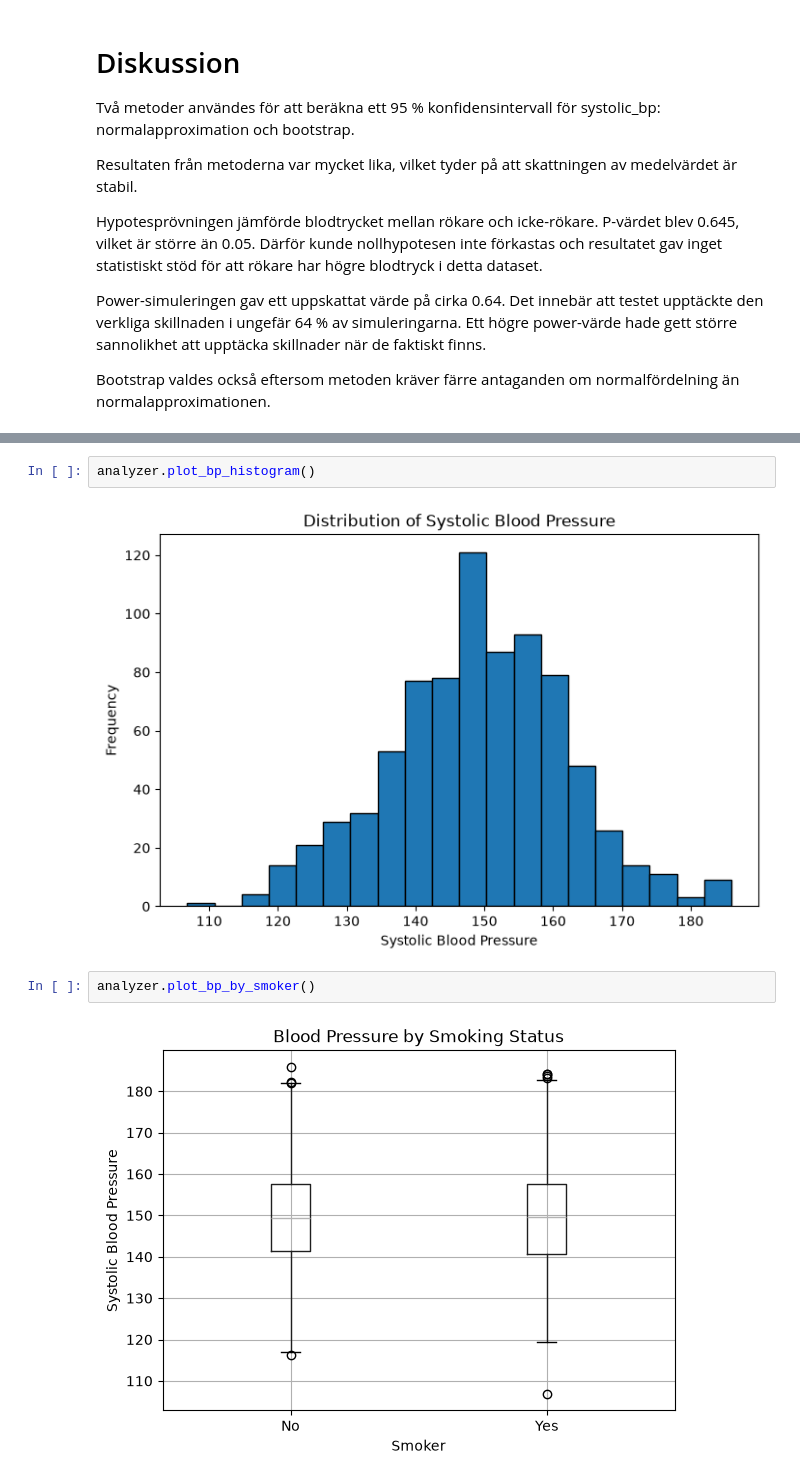
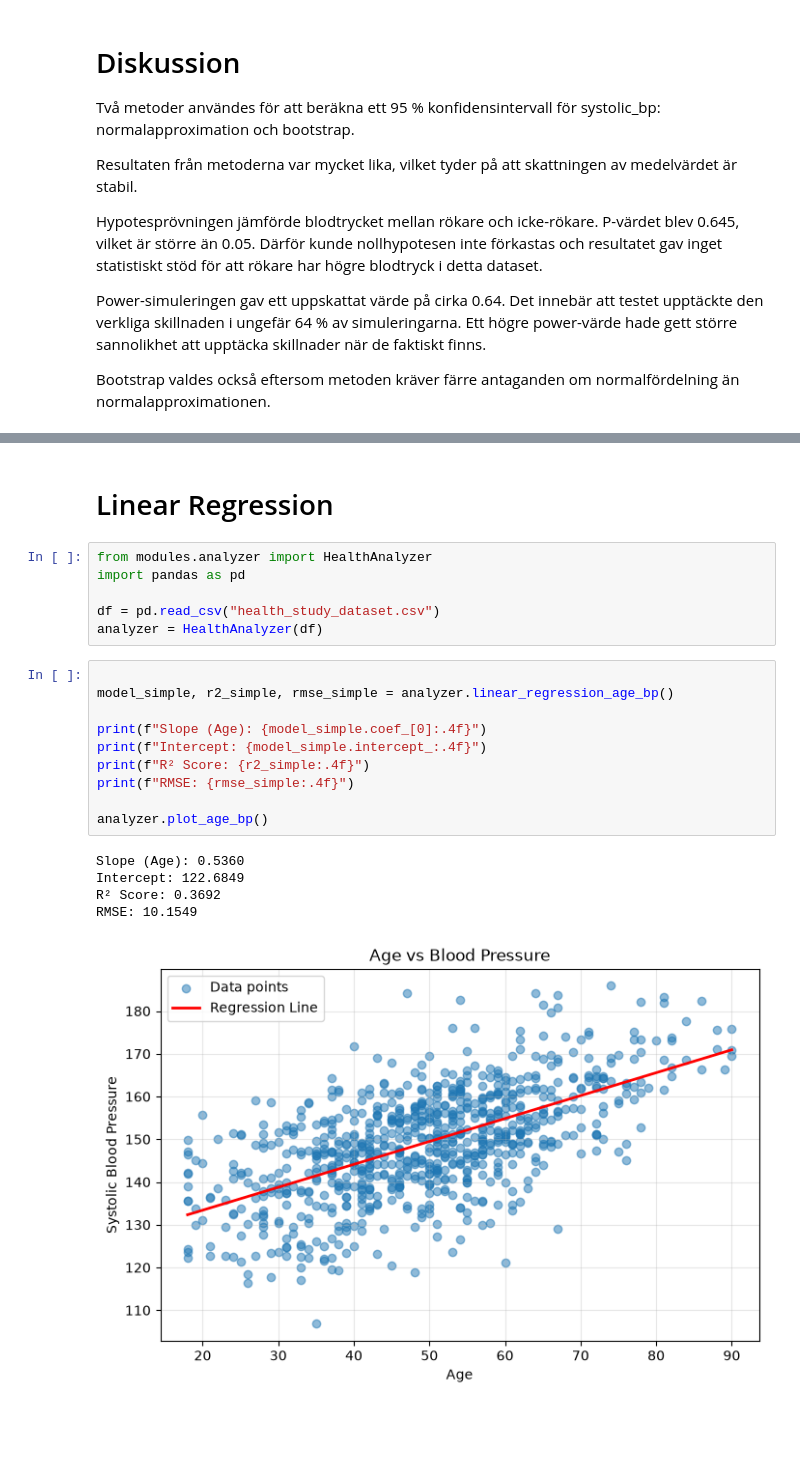
Before and after one commit to onakotsolari1-del/H-lsostudie, a Jupyter notebook: halsostudie.ipynb, the cells around one changed output, grey strips where cells are left out. Drawn from its saved outputs; the diff is of its cells as text; blank space fills up the shorter version.

```diff
--- a/halsostudie.ipynb
+++ b/halsostudie.ipynb
@@ -438,8 +346,24 @@ Further statistical analysis would be required to determine whether any observed
-# %%
-analyzer.plot_bp_histogram()
-# %% [output]
-[figure, removed]
-# %%
-analyzer.plot_bp_by_smoker()
-# %% [output]
-[figure, removed]
+# %% [markdown]
+# Linear Regression
+# %%
+from modules.analyzer import HealthAnalyzer
+import pandas as pd
+
+df = pd.read_csv("health_study_dataset.csv")
+analyzer = HealthAnalyzer(df)
+# %%
+
+model_simple, r2_simple, rmse_simple = analyzer.linear_regression_age_bp()
+
+print(f"Slope (Age): {model_simple.coef_[0]:.4f}")
+print(f"Intercept: {model_simple.intercept_:.4f}")
+print(f"R² Score: {r2_simple:.4f}")
+print(f"RMSE: {rmse_simple:.4f}")
+
+analyzer.plot_age_bp()
+# %% [output]
+Slope (Age): 0.5360
+Intercept: 122.6849
+R² Score: 0.3692
+RMSE: 10.1549
+[figure, added]
```
Also changed, not shown: parts of 24 cells of this notebook, 2 other files.
